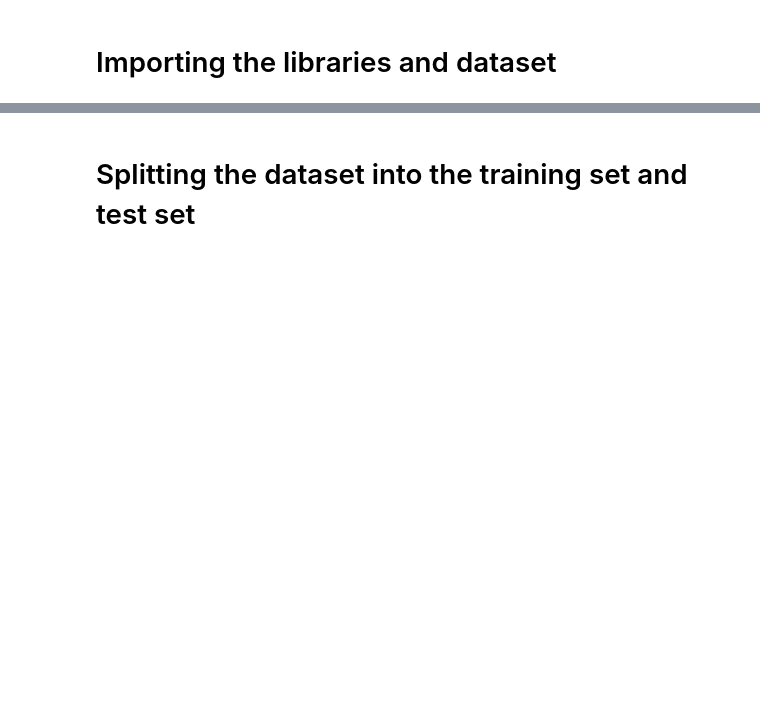
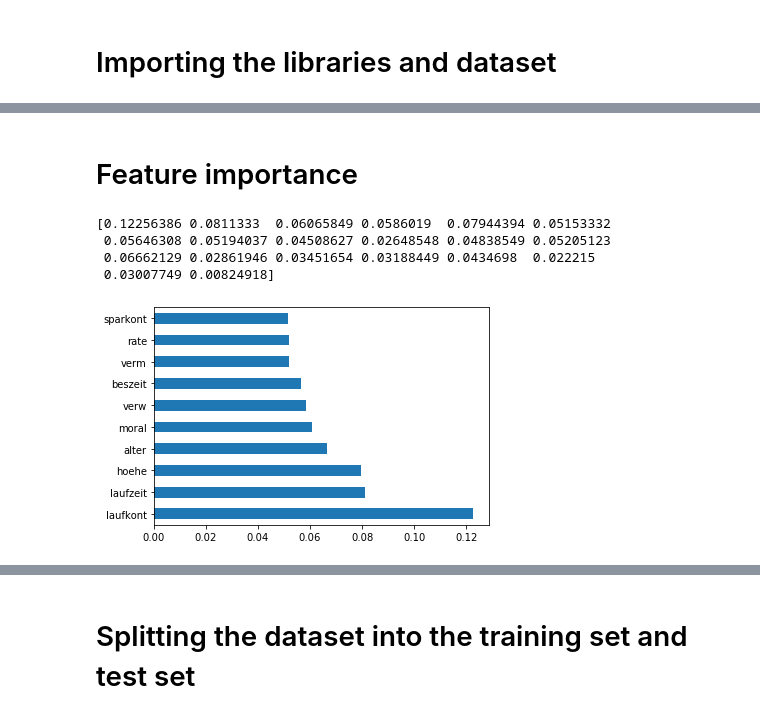
Before and after one commit to satriobhirawa/Credit_Scoring_Logit_, a Jupyter notebook: CreditScoring_V2.ipynb, the cells around one changed output, grey strips where cells are left out. Drawn from its saved outputs; the diff is of its cells as text; code cells hidden in the pictures; blank space fills up the shorter version.

Commit message:
Update CreditScoring_V2.ipynb
Adding features selection

```diff
--- a/CreditScoring_V2.ipynb
+++ b/CreditScoring_V2.ipynb
@@ -7,4 +11,5 @@ import pandas as pd
 # %%
+#before features selection
 dataset = pd.read_csv('kredit.csv')
-X = dataset[['laufkont','laufzeit','sparkont','moral']]
+X = dataset[['laufkont', 'laufzeit', 'moral','verw', 'hoehe','sparkont','beszeit','rate','famges','buerge','wohnzeit','verm','alter','weitkred','wohn','bishkred','beruf','pers','telef','gastarb']]
 y = dataset['kredit']
@@ -10,0 +44,16 @@ y = dataset['kredit']
+# %% [markdown]
+# Feature importance
+# %%
+model = ExtraTreesClassifier()
+model.fit(X,y)
+print(model.feature_importances_) #use inbuilt class feature_importances of tree based classifiers
+#plot graph of feature importances for better visualization
+feat_importances = pd.Series(model.feature_importances_, index=X.columns)
+feat_importances.nlargest(10).plot(kind='barh')
+plt.show()
+# %% [output]
+[0.12256386 0.0811333  0.06065849 0.0586019  0.07944394 0.05153332
+ 0.05646308 0.05194037 0.04508627 0.02648548 0.04838549 0.05205123
+ 0.06662129 0.02861946 0.03451654 0.03188449 0.0434698  0.022215
+ 0.03007749 0.00824918]
+[figure, added]
```
Also changed, not shown: parts of 13 cells of this notebook.
